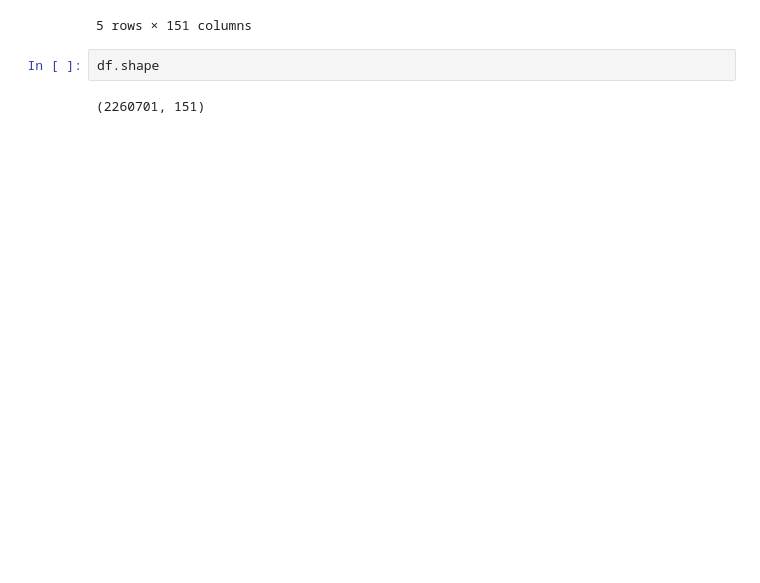
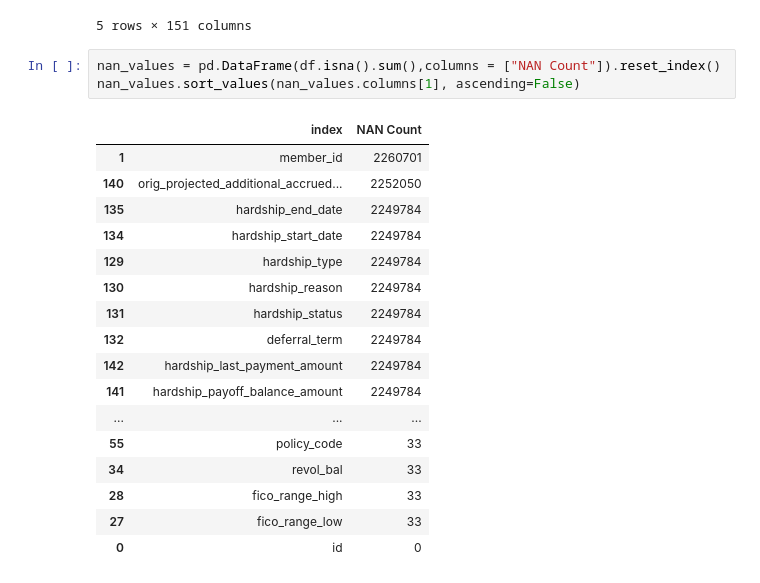
Before and after one commit to prpercy/LendingGenie, a Jupyter notebook: ModelOptions/WorkingDraft copy.ipynb, the cells around one changed output. Saved outputs shown, nothing was run; the diff lists cells and outputs as text; blank space fills up the shorter version.

```diff
--- a/ModelOptions/WorkingDraft copy.ipynb
+++ b/ModelOptions/WorkingDraft copy.ipynb
@@ -54,7 +53,24 @@ df.head()
 | 3 | 66310712 | NaN | 35000.0 | 35000.0 | 35000.0 | 60 months | 14.85 | 829.90 | C | ... |
 | 4 | 68476807 | NaN | 10400.0 | 10400.0 | 10400.0 | 60 months | 22.45 | 289.91 | F | ... |
 5 rows × 151 columns
-# %%
-df.shape
-# %% [output]
-(2260701, 151)
+# %%
+nan_values = pd.DataFrame(df.isna().sum(),columns = ["NAN Count"]).reset_index()
+nan_values.sort_values(nan_values.columns[1], ascending=False)
+# %% [output]
+|  | index | NAN Count |
+| 1 | member_id | 2260701 |
+| 140 | orig_projected_additional_accrued... | 2252050 |
+| 135 | hardship_end_date | 2249784 |
+| 134 | hardship_start_date | 2249784 |
+| 129 | hardship_type | 2249784 |
+| 130 | hardship_reason | 2249784 |
+| 131 | hardship_status | 2249784 |
+| 132 | deferral_term | 2249784 |
+| 142 | hardship_last_payment_amount | 2249784 |
+| 141 | hardship_payoff_balance_amount | 2249784 |
+| ... | ... | ... |
+| 55 | policy_code | 33 |
+| 34 | revol_bal | 33 |
+| 28 | fico_range_high | 33 |
+| 27 | fico_range_low | 33 |
+| 0 | id | 0 |
```
Also changed, not shown: parts of 10 cells of this notebook, 1 other file.
